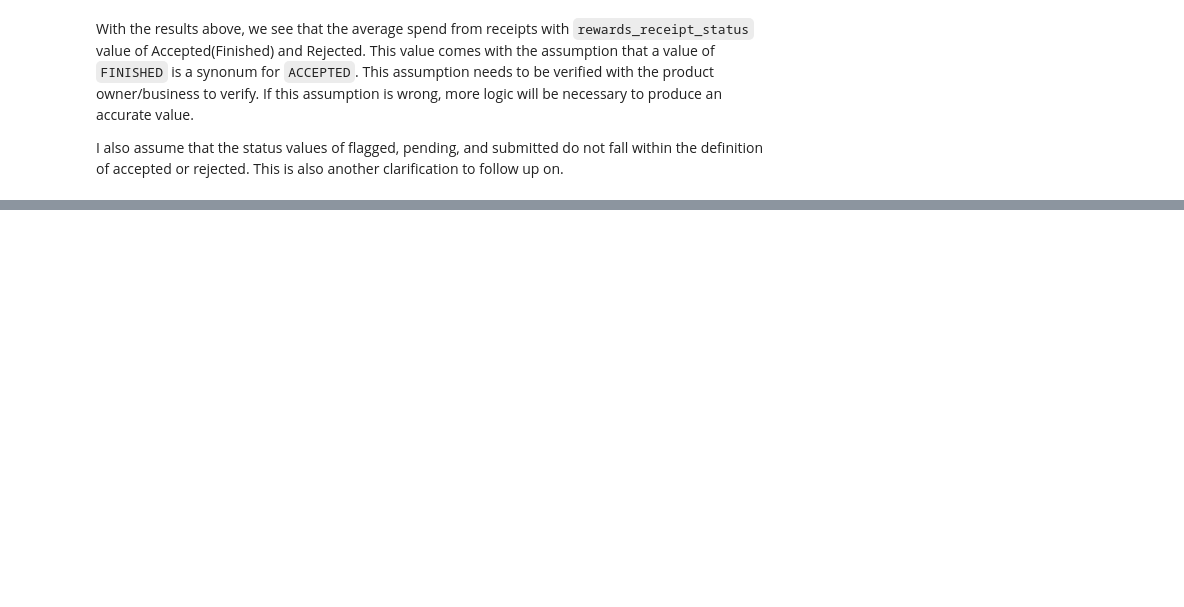
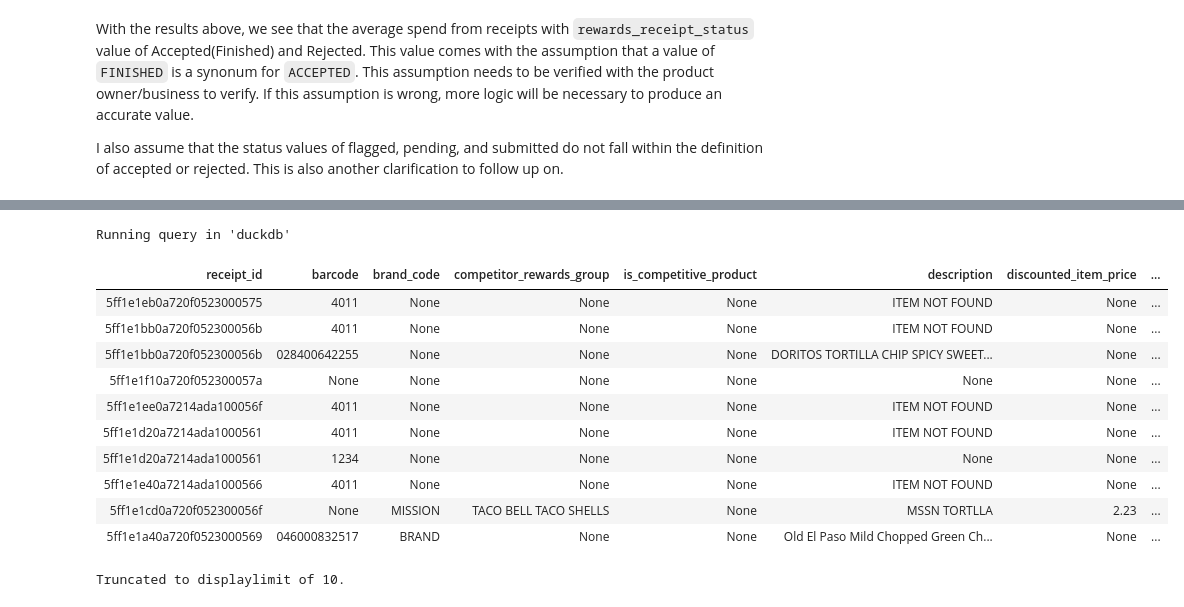
Before and after one commit to lucasasmith/rewards, a Jupyter notebook: queries/average_spend.ipynb, the cells around one changed output, grey strips where cells are left out. Cells and saved outputs as stored; diff of their text form; code cells hidden in the pictures; blank space fills up the shorter version.

```diff
--- a/queries/average_spend.ipynb
+++ b/queries/average_spend.ipynb
@@ -68,0 +112,20 @@ I also assume that the status values of flagged, pending, and submitted do not f
+# %%
+%%sql
+select
+    *
+from
+    core.receipts_item_list
+# %% [output]
+Running query in 'duckdb'
+| receipt_id | barcode | brand_code | competitor_rewards_group | is_competitive_product | description | discounted_item_price | ... |
+| 5ff1e1eb0a720f0523000575 | 4011 | None | None | None | ITEM NOT FOUND | None | ... |
+| 5ff1e1bb0a720f052300056b | 4011 | None | None | None | ITEM NOT FOUND | None | ... |
+| 5ff1e1bb0a720f052300056b | 028400642255 | None | None | None | DORITOS TORTILLA CHIP SPICY SWEET... | None | ... |
+| 5ff1e1f10a720f052300057a | None | None | None | None | None | None | ... |
+| 5ff1e1ee0a7214ada100056f | 4011 | None | None | None | ITEM NOT FOUND | None | ... |
+| 5ff1e1d20a7214ada1000561 | 4011 | None | None | None | ITEM NOT FOUND | None | ... |
+| 5ff1e1d20a7214ada1000561 | 1234 | None | None | None | None | None | ... |
+| 5ff1e1e40a7214ada1000566 | 4011 | None | None | None | ITEM NOT FOUND | None | ... |
+| 5ff1e1cd0a720f052300056f | None | MISSION | TACO BELL TACO SHELLS | None | MSSN TORTLLA | 2.23 | ... |
+| 5ff1e1a40a720f0523000569 | 046000832517 | BRAND | None | None | Old El Paso Mild Chopped Green Ch... | None | ... |
+Truncated to displaylimit of 10.
```
Also changed, not shown: parts of 11 cells of this notebook.
